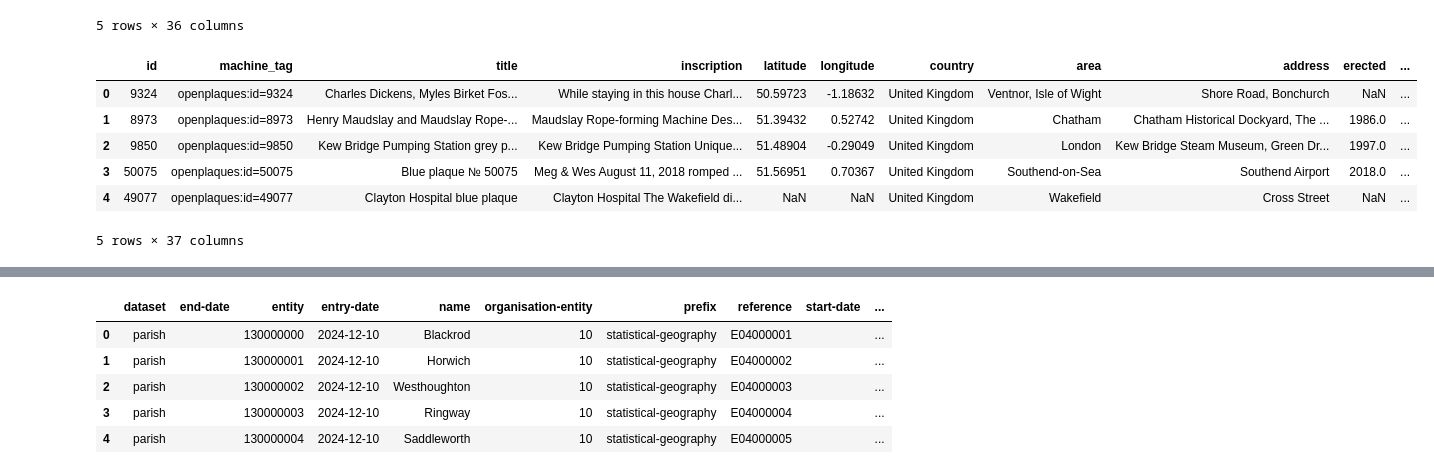
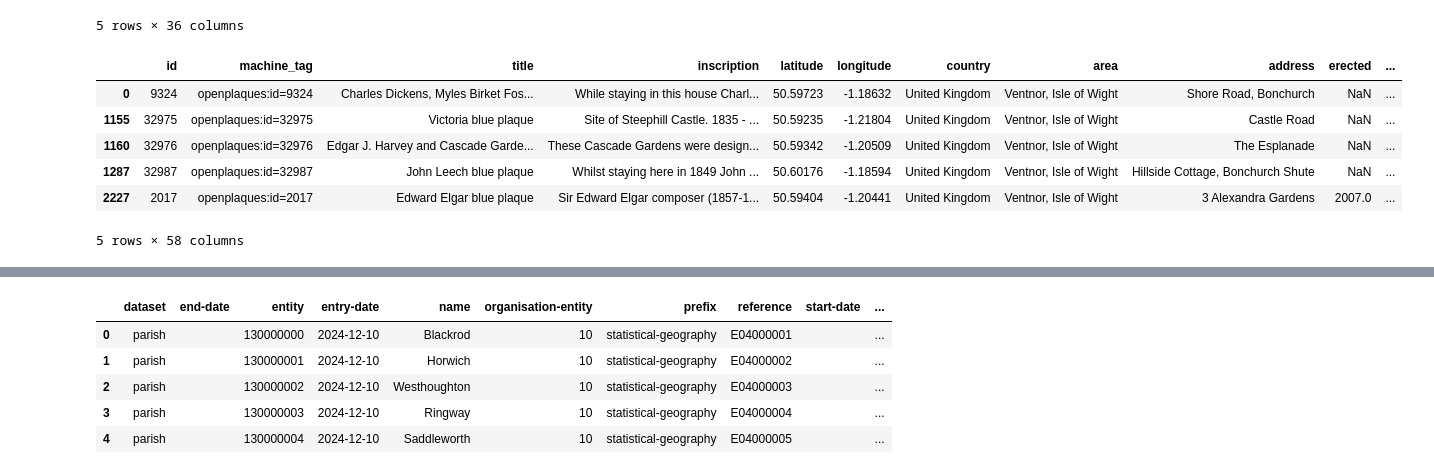
Before and after one commit to psychemedia/island-storynotes, a Jupyter notebook: bids/geo_heritage/os_placenames_doodles.ipynb, the cells around one changed output, grey strips where cells are left out. Drawn from its saved outputs; the diff is of its cells as text; code cells hidden in the pictures.

Commit message:
blue plaques

```diff
--- a/bids/geo_heritage/os_placenames_doodles.ipynb
+++ b/bids/geo_heritage/os_placenames_doodles.ipynb
@@ -553,25 +491,25 @@ open_plaque.head()
 # %%
 from shapely.geometry import Point
 # open_plaque = open_plaque.dropna(subset=["latitude", "longitude"])
 
 # Create a geometry column from latitude and longitude
 geometry = [Point(xy) for xy in zip(open_plaque["longitude"], open_plaque["latitude"])]
 
 gdf_plaques = gpd.GeoDataFrame(open_plaque, geometry=geometry)
 gdf_plaques.set_crs(epsg=4326, inplace=True)
 gdf_plaques_iw = gpd.sjoin(
     gdf_plaques,
     boundary_gdf,
     how="inner",
     predicate="within",
 )
-gdf_plaques_iw.to_file("iw_plaques.gpkg", driver="GPKG")
-gdf_plaques.head()
+#gdf_plaques_iw.to_file("iw_plaques.gpkg", driver="GPKG")
+gdf_plaques_iw.head()
 # %% [output]
 |  | id | machine_tag | title | inscription | latitude | longitude | country | area | address | erected | ... |
 | 0 | 9324 | openplaques:id=9324 | Charles Dickens, Myles Birket Fos... | While staying in this house Charl... | 50.59723 | -1.18632 | United Kingdom | Ventnor, Isle of Wight | Shore Road, Bonchurch | NaN | ... |
-| 1 | 8973 | openplaques:id=8973 | Henry Maudslay and Maudslay Rope-... | Maudslay Rope-forming Machine Des... | 51.39432 | 0.52742 | United Kingdom | Chatham | Chatham Historical Dockyard, The ... | 1986.0 | ... |
-| 2 | 9850 | openplaques:id=9850 | Kew Bridge Pumping Station grey p... | Kew Bridge Pumping Station Unique... | 51.48904 | -0.29049 | United Kingdom | London | Kew Bridge Steam Museum, Green Dr... | 1997.0 | ... |
-| 3 | 50075 | openplaques:id=50075 | Blue plaque № 50075 | Meg & Wes August 11, 2018 romped ... | 51.56951 | 0.70367 | United Kingdom | Southend-on-Sea | Southend Airport | 2018.0 | ... |
-| 4 | 49077 | openplaques:id=49077 | Clayton Hospital blue plaque | Clayton Hospital The Wakefield di... | NaN | NaN | United Kingdom | Wakefield | Cross Street | NaN | ... |
+| 1155 | 32975 | openplaques:id=32975 | Victoria blue plaque | Site of Steephill Castle. 1835 - ... | 50.59235 | -1.21804 | United Kingdom | Ventnor, Isle of Wight | Castle Road | NaN | ... |
+| 1160 | 32976 | openplaques:id=32976 | Edgar J. Harvey and Cascade Garde... | These Cascade Gardens were design... | 50.59342 | -1.20509 | United Kingdom | Ventnor, Isle of Wight | The Esplanade | NaN | ... |
+| 1287 | 32987 | openplaques:id=32987 | John Leech blue plaque | Whilst staying here in 1849 John ... | 50.60176 | -1.18594 | United Kingdom | Ventnor, Isle of Wight | Hillside Cottage, Bonchurch Shute | NaN | ... |
+| 2227 | 2017 | openplaques:id=2017 | Edward Elgar blue plaque | Sir Edward Elgar composer (1857-1... | 50.59404 | -1.20441 | United Kingdom | Ventnor, Isle of Wight | 3 Alexandra Gardens | 2007.0 | ... |
-5 rows × 37 columns
+5 rows × 58 columns
```
Also changed, not shown: parts of 3 cells of this notebook, 1 other file.
